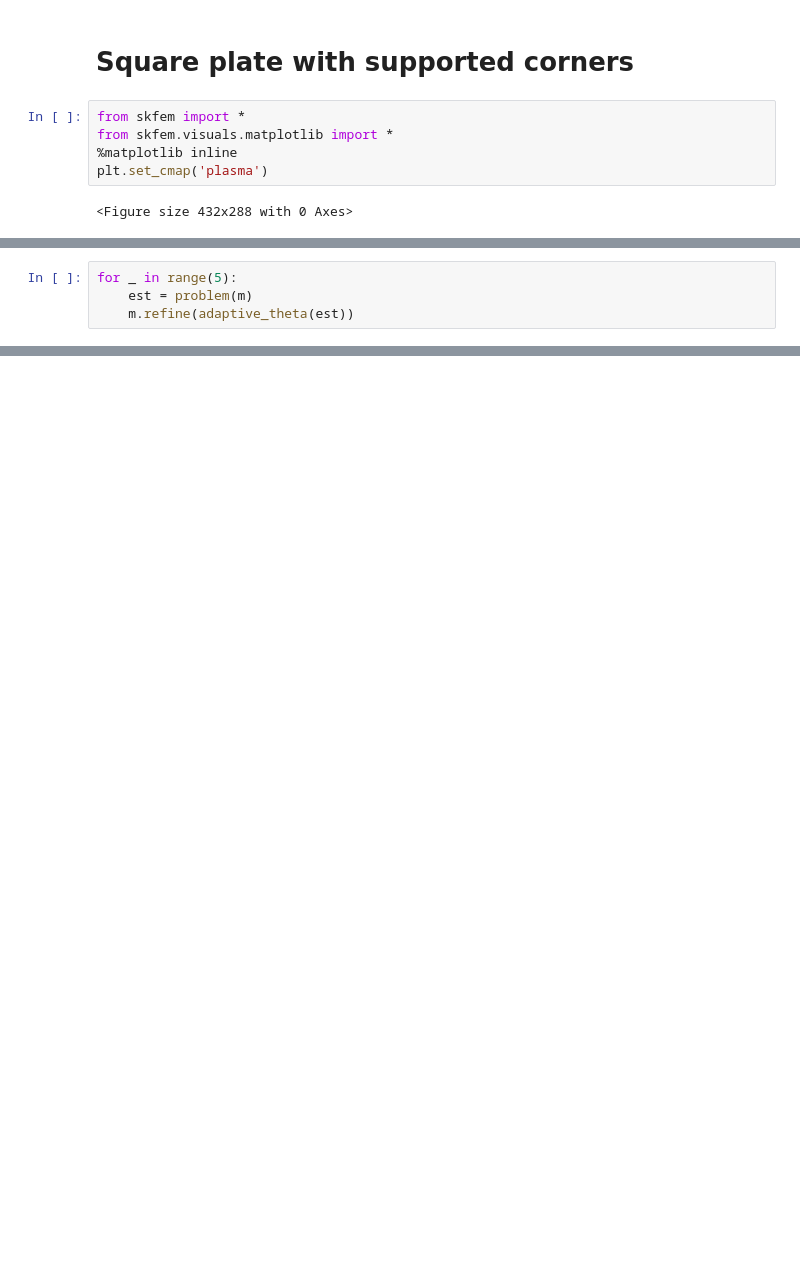
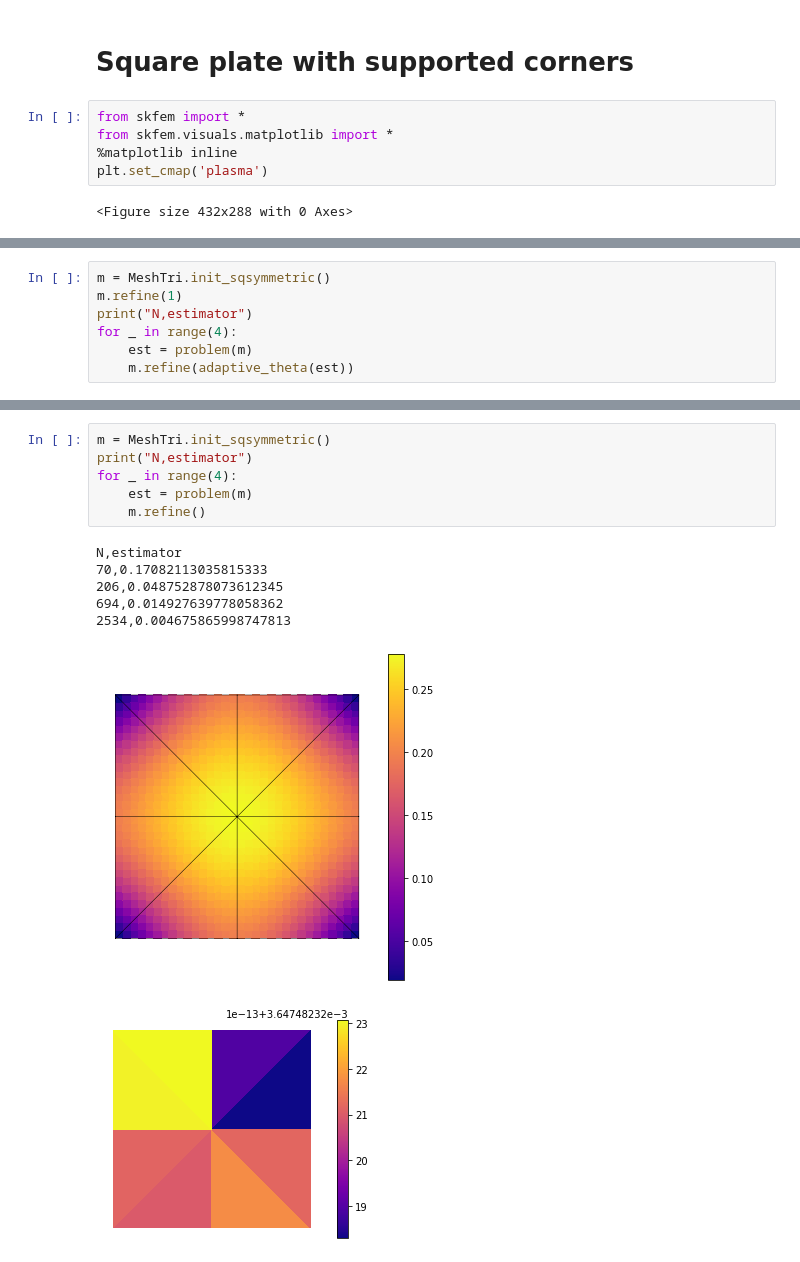
Before and after one commit to kinnala/kirchhoff-nitsche-ex2, a Jupyter notebook: nitsche_corners.ipynb, the cells around one changed output, grey strips where cells are left out. Cells and saved outputs as stored; diff of their text form; blank space fills up the shorter version.

Commit message:
Calculate estimators and refine

```diff
--- a/nitsche_corners.ipynb
+++ b/nitsche_corners.ipynb
@@ -202,5 +193,8 @@ m.param()
 # %%
-for _ in range(5):
+m = MeshTri.init_sqsymmetric()
+m.refine(1)
+print("N,estimator")
+for _ in range(4):
     est = problem(m)
     m.refine(adaptive_theta(est))
 # %% [output]
@@ -216,0 +214,14 @@ for _ in range(5):
+# %%
+m = MeshTri.init_sqsymmetric()
+print("N,estimator")
+for _ in range(4):
+    est = problem(m)
+    m.refine()
+# %% [output]
+N,estimator
+70,0.17082113035815333
+206,0.048752878073612345
+694,0.014927639778058362
+2534,0.004675865998747813
+[figure, added]
+[figure, added]
```
Also changed, not shown: parts of 4 cells of this notebook.
